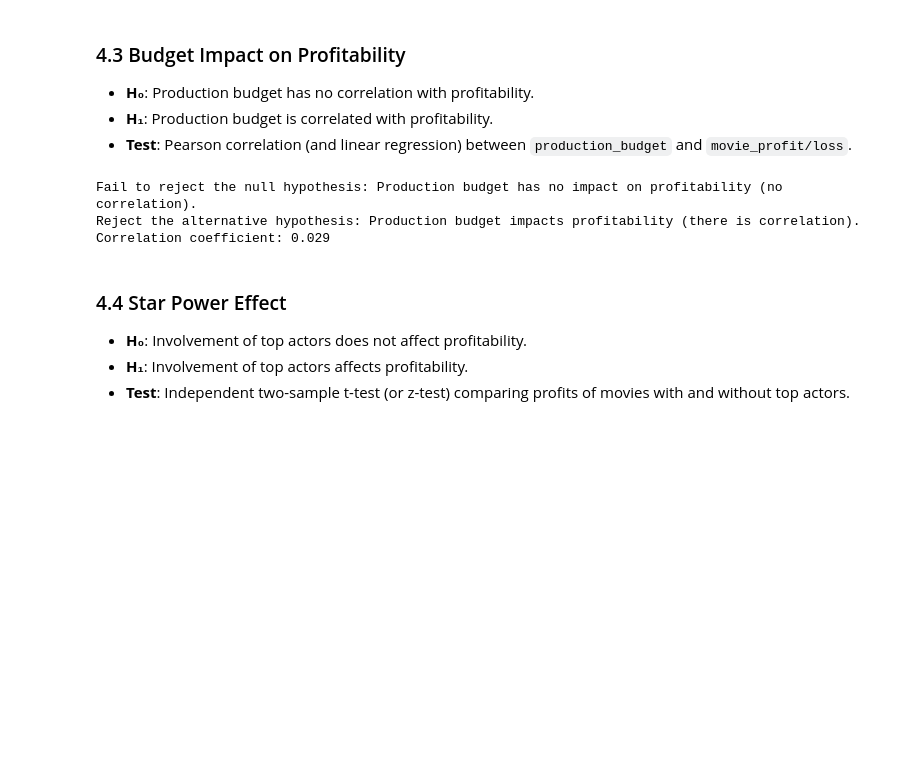
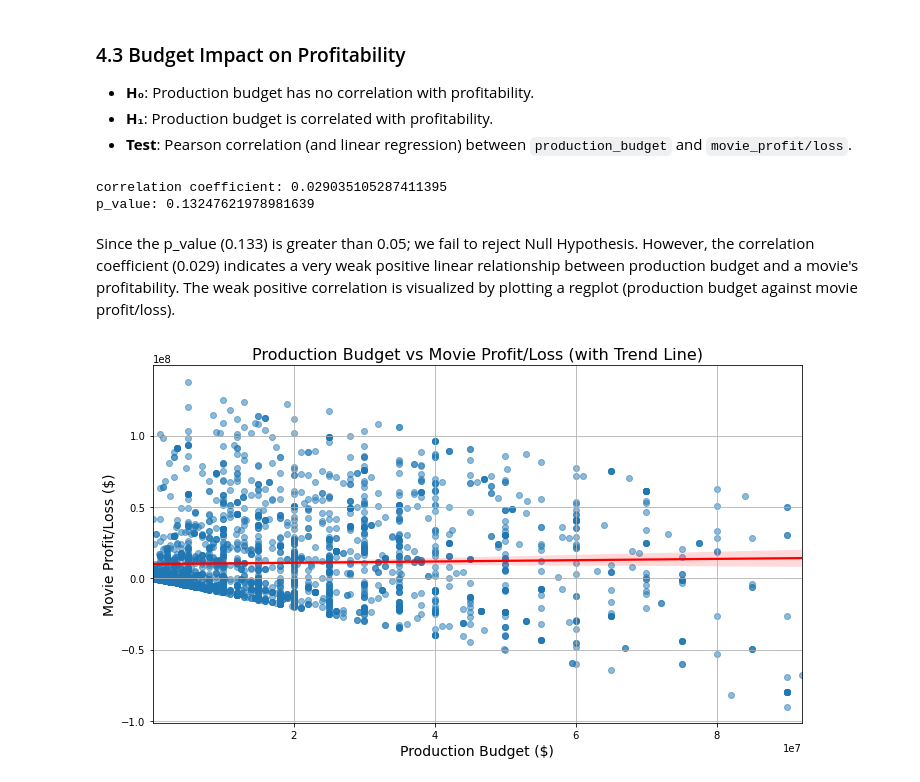
Before and after one commit to mwakad/box-office-movie-insights, a Jupyter notebook: index.ipynb, the cells around one changed output. Drawn from its saved outputs; the diff is of its cells as text; code cells hidden in the pictures; blank space fills up the shorter version.

```diff
--- a/index.ipynb
+++ b/index.ipynb
@@ -625,7 +626,7 @@ memory usage: 1.2+ MB
 (None,)
 # %%
 # Drop exact duplicates
-final_df = merged_df.drop_duplicates()
+# final_df = merged_df.drop_duplicates()
 
 # Or keep only the first actor/director per movie (for simplicity)
 final_df = merged_df.drop_duplicates(subset=['movie_id'])
@@ -865,21 +892,25 @@ profit = final_df['movie_profit/loss']
 
 # Perform Pearson correlation test
 correlation_coefficient, p_value = stats.pearsonr(budget, profit)
-correlation_coefficient, p_value
-# Use your hypothesis_test function
-hypothesis_test(
-    "Production budget has no impact on profitability (no correlation).",
-    "Production budget impacts profitability (there is correlation).",
-    p_value
-)
-
-print(f"Correlation coefficient: {correlation_coefficient:.3f}")
+print(f"correlation coefficient: {correlation_coefficient}")
+print(f"p_value: {p_value}")
 # %% [output]
-Fail to reject the null hypothesis: Production budget has no impact on profitability (no correlation).
-Reject the alternative hypothesis: Production budget impacts profitability (there is correlation).
-Correlation coefficient: 0.029
+correlation coefficient: 0.029035105287411395
+p_value: 0.13247621978981639
-# %% [markdown]
-### 4.4 Star Power Effect
-- **H₀**: Involvement of top actors does not affect profitability.
-- **H₁**: Involvement of top actors affects profitability.
-- **Test**: Independent two-sample t-test (or z-test) comparing profits of movies with and without top actors.
+# %% [markdown]
+Since the p_value (0.133) is greater than 0.05; we fail to reject Null Hypothesis. However, the correlation coefficient (0.029) indicates a very weak positive linear relationship between production budget and a movie's profitability. The weak positive correlation is visualized by plotting a regplot (production budget against movie profit/loss).
+# %%
+# Scatter plot + trendline
+plt.figure(figsize=(10, 6))
+sns.regplot(data=final_df, x='production_budget',y='movie_profit/loss',scatter_kws={'alpha':0.5},line_kws={'color':'red'})
+plt.title('Production Budget vs Movie Profit/Loss (with Trend Line)', fontsize=16)
+plt.xlabel('Production Budget ($)', fontsize=14)
+plt.ylabel('Movie Profit/Loss ($)', fontsize=14)
+plt.grid(True)
+plt.tight_layout()
+
+# Save plot to images folder
+plt.savefig("./images/production-budget-vs-profit-loss.png", dpi=300, facecolor='white')
+plt.show()
+# %% [output]
+[figure, added]
```
Also changed, not shown: parts of 35 cells of this notebook.
